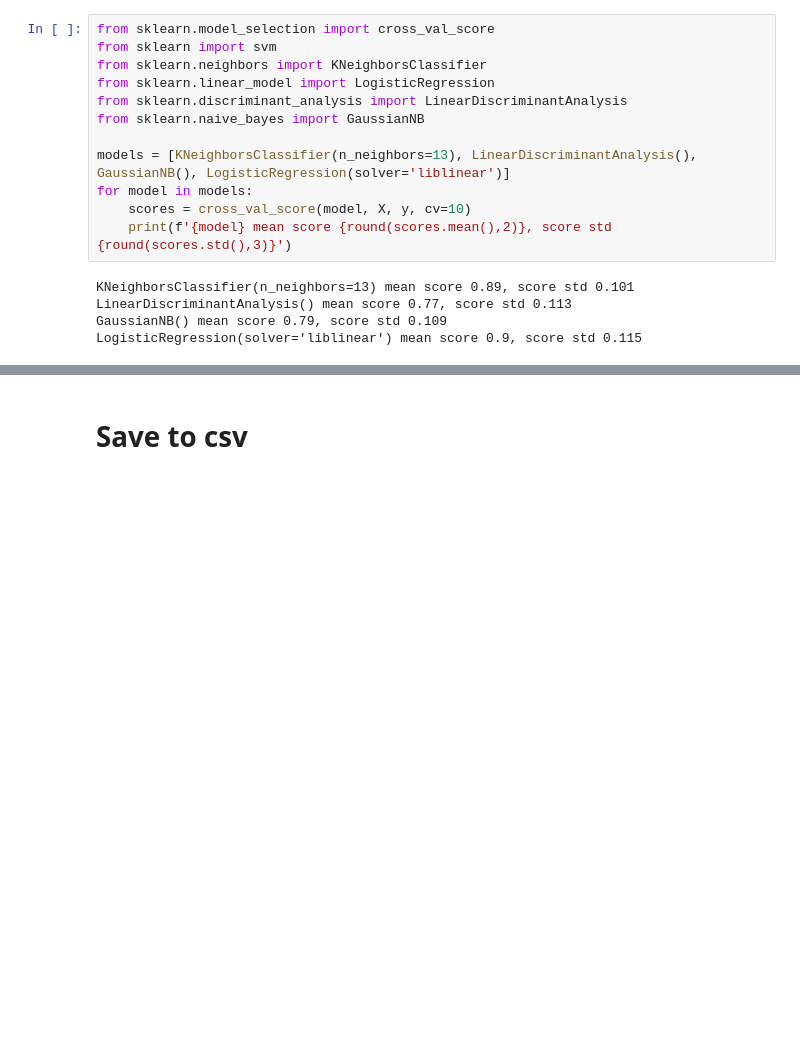
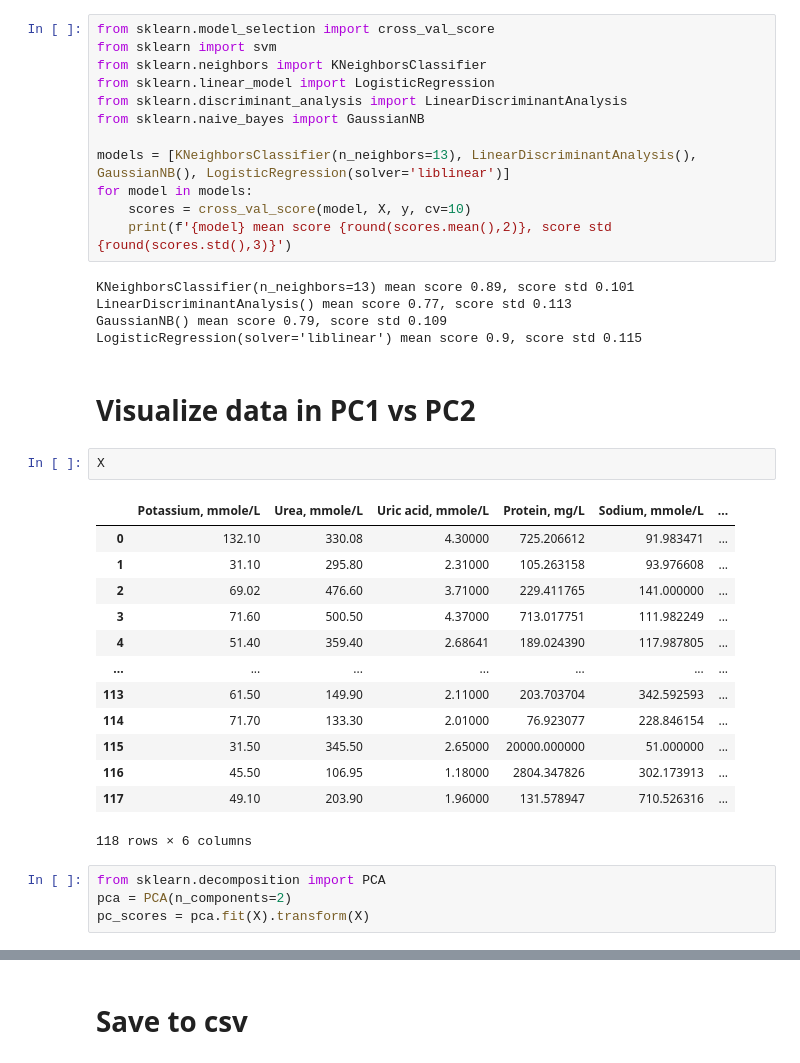
Before and after one commit to Sam-AI13/SERS-and-proteinuria, a Jupyter notebook: Biomedical data (part 4).ipynb, the cells around one changed output, grey strips where cells are left out. Saved outputs shown, nothing was run; the diff lists cells and outputs as text; blank space fills up the shorter version.

```diff
--- a/Biomedical data (part 4).ipynb
+++ b/Biomedical data (part 4).ipynb
@@ -253,3 +266,25 @@ KNeighborsClassifier(n_neighbors=13) mean score 0.89, score std 0.101
 LinearDiscriminantAnalysis() mean score 0.77, score std 0.113
 GaussianNB() mean score 0.79, score std 0.109
 LogisticRegression(solver='liblinear') mean score 0.9, score std 0.115
+# %% [markdown]
+# Visualize data in PC1 vs PC2
+# %%
+X
+# %% [output]
+|  | Potassium, mmole/L | Urea, mmole/L | Uric acid, mmole/L | Protein, mg/L | Sodium, mmole/L | ... |
+| 0 | 132.10 | 330.08 | 4.30000 | 725.206612 | 91.983471 | ... |
+| 1 | 31.10 | 295.80 | 2.31000 | 105.263158 | 93.976608 | ... |
+| 2 | 69.02 | 476.60 | 3.71000 | 229.411765 | 141.000000 | ... |
+| 3 | 71.60 | 500.50 | 4.37000 | 713.017751 | 111.982249 | ... |
+| 4 | 51.40 | 359.40 | 2.68641 | 189.024390 | 117.987805 | ... |
+| ... | ... | ... | ... | ... | ... | ... |
+| 113 | 61.50 | 149.90 | 2.11000 | 203.703704 | 342.592593 | ... |
+| 114 | 71.70 | 133.30 | 2.01000 | 76.923077 | 228.846154 | ... |
+| 115 | 31.50 | 345.50 | 2.65000 | 20000.000000 | 51.000000 | ... |
+| 116 | 45.50 | 106.95 | 1.18000 | 2804.347826 | 302.173913 | ... |
+| 117 | 49.10 | 203.90 | 1.96000 | 131.578947 | 710.526316 | ... |
+118 rows × 6 columns
+# %%
+from sklearn.decomposition import PCA
+pca = PCA(n_components=2)
+pc_scores = pca.fit(X).transform(X)
```
Also changed, not shown: parts of 8 cells of this notebook.
